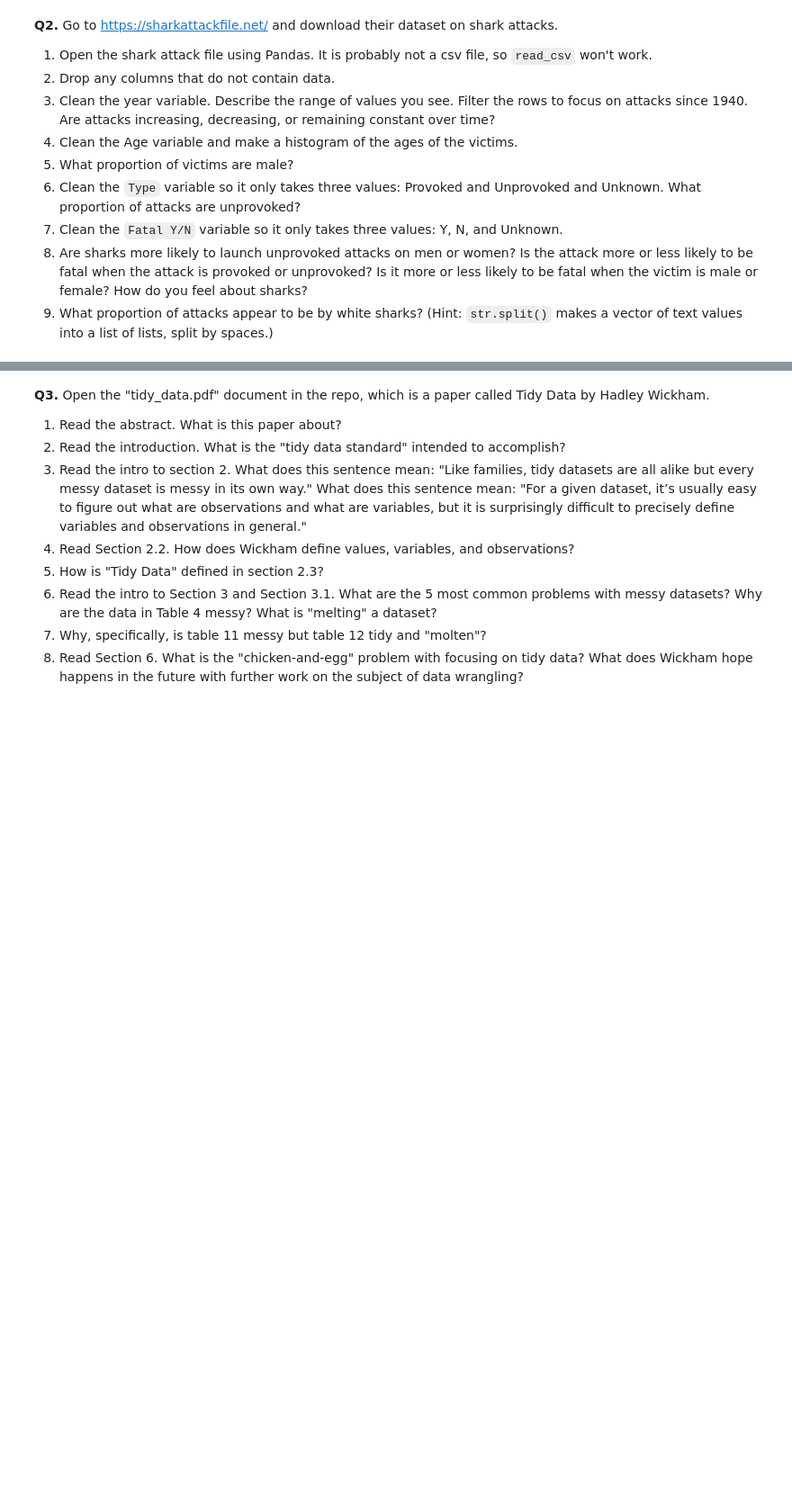
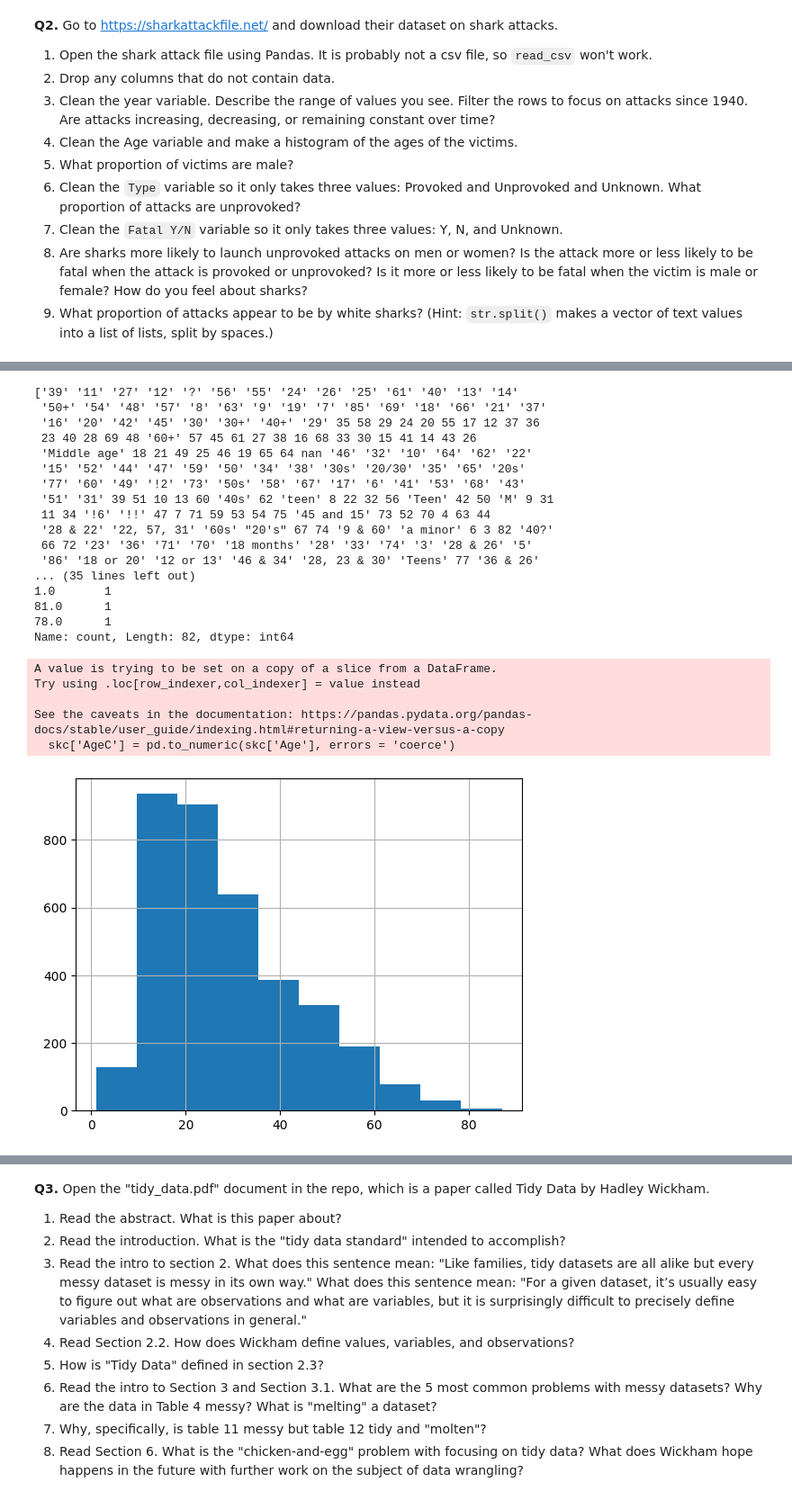
Before and after one commit to tgreg-stack/DS3001_wrangling, a Jupyter notebook: assignment/assignment.ipynb, the cells around one changed output, grey strips where cells are left out. Shown at 90% size. Cells and saved outputs as stored; diff of their text form; code cells hidden in the pictures; blank space fills up the shorter version.

```diff
--- a/assignment/assignment.ipynb
+++ b/assignment/assignment.ipynb
@@ -132,0 +175,33 @@ drive.mount('/content/drive')
+# %%
+#4
+print(skc['Age'].unique())
+print(skc['Age'].value_counts())
+skc['AgeC'] = pd.to_numeric(skc['Age'], errors = 'coerce')
+print(skc['AgeC'].unique())
+print(skc['AgeC'].value_counts())
+skc['AgeC'].hist()
+plt.show()
+# %% [output]
+['39' '11' '27' '12' '?' '56' '55' '24' '26' '25' '61' '40' '13' '14'
+ '50+' '54' '48' '57' '8' '63' '9' '19' '7' '85' '69' '18' '66' '21' '37'
+ '16' '20' '42' '45' '30' '30+' '40+' '29' 35 58 29 24 20 55 17 12 37 36
+ 23 40 28 69 48 '60+' 57 45 61 27 38 16 68 33 30 15 41 14 43 26
+ 'Middle age' 18 21 49 25 46 19 65 64 nan '46' '32' '10' '64' '62' '22'
+ '15' '52' '44' '47' '59' '50' '34' '38' '30s' '20/30' '35' '65' '20s'
+ '77' '60' '49' '!2' '73' '50s' '58' '67' '17' '6' '41' '53' '68' '43'
+ '51' '31' 39 51 10 13 60 '40s' 62 'teen' 8 22 32 56 'Teen' 42 50 'M' 9 31
+ 11 34 '!6' '!!' 47 7 71 59 53 54 75 '45 and 15' 73 52 70 4 63 44
+ '28 & 22' '22, 57, 31' '60s' "20's" 67 74 '9 & 60' 'a minor' 6 3 82 '40?'
+ 66 72 '23' '36' '71' '70' '18 months' '28' '33' '74' '3' '28 & 26' '5'
+ '86' '18 or 20' '12 or 13' '46 & 34' '28, 23 & 30' 'Teens' 77 '36 & 26'
+... (35 lines left out)
+1.0       1
+81.0      1
+78.0      1
+Name: count, Length: 82, dtype: int64
+A value is trying to be set on a copy of a slice from a DataFrame.
+Try using .loc[row_indexer,col_indexer] = value instead
+
+See the caveats in the documentation: https://pandas.pydata.org/pandas-docs/stable/user_guide/indexing.html#returning-a-view-versus-a-copy
+  skc['AgeC'] = pd.to_numeric(skc['Age'], errors = 'coerce')
+[figure, added]
```
Also changed, not shown: parts of 4 cells of this notebook.
